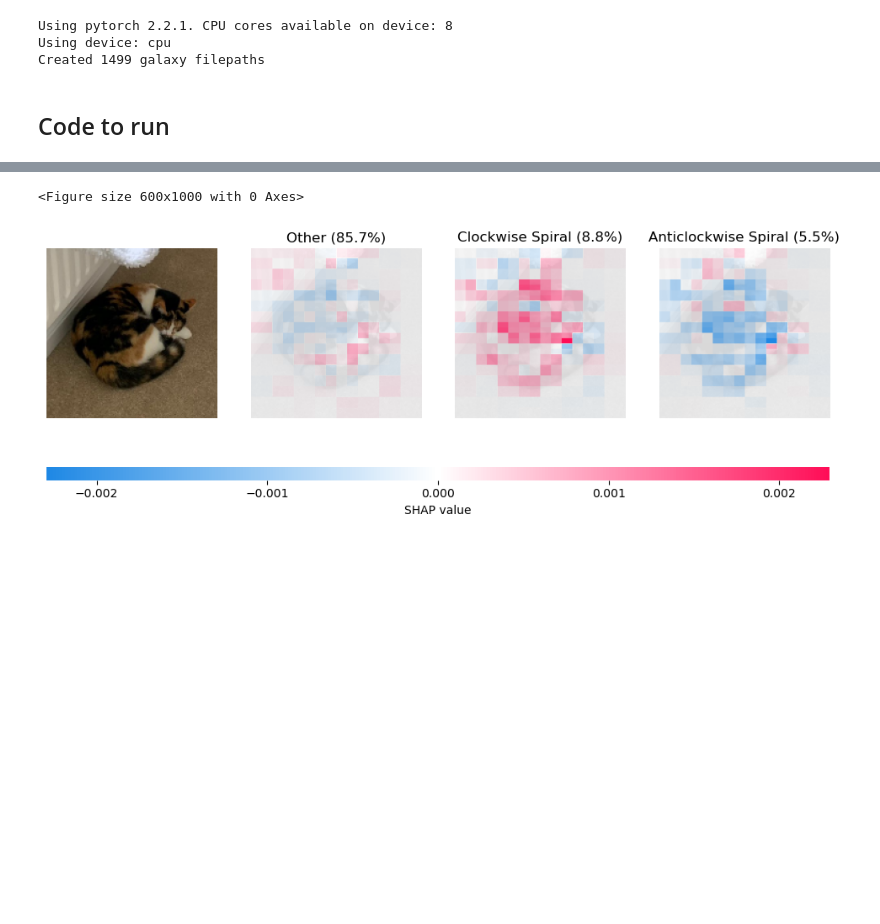
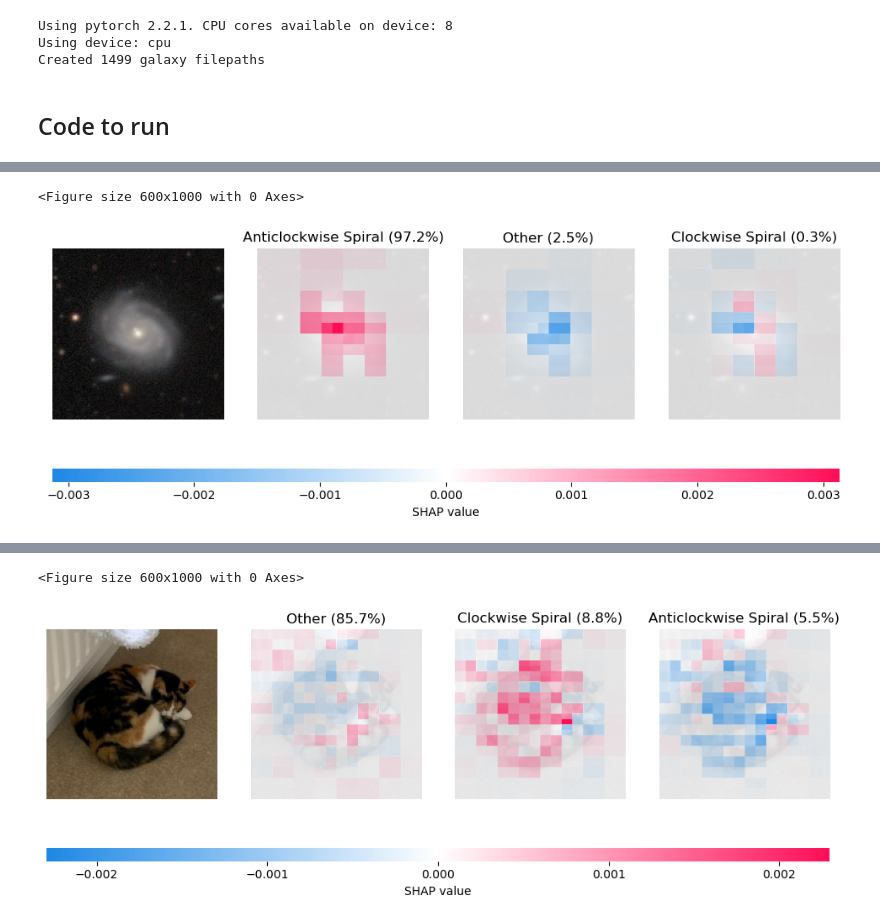
Before and after one commit to neil-power/mphys-galaxy, a Jupyter notebook: Code/shap_analysis.ipynb, the cells around one changed output, grey strips where cells are left out. Cells and saved outputs as stored; diff of their text form; code cells hidden in the pictures; blank space fills up the shorter version.

```diff
--- a/Code/shap_analysis.ipynb
+++ b/Code/shap_analysis.ipynb
@@ -143,0 +143,5 @@ def generate_shap_plot(image_index):
+# %%
+generate_shap_plot(505)
+# %% [output]
+<Figure size 600x1000 with 0 Axes>
+[figure, added]
```
Also changed, not shown: parts of 6 cells of this notebook, 22 other files.
